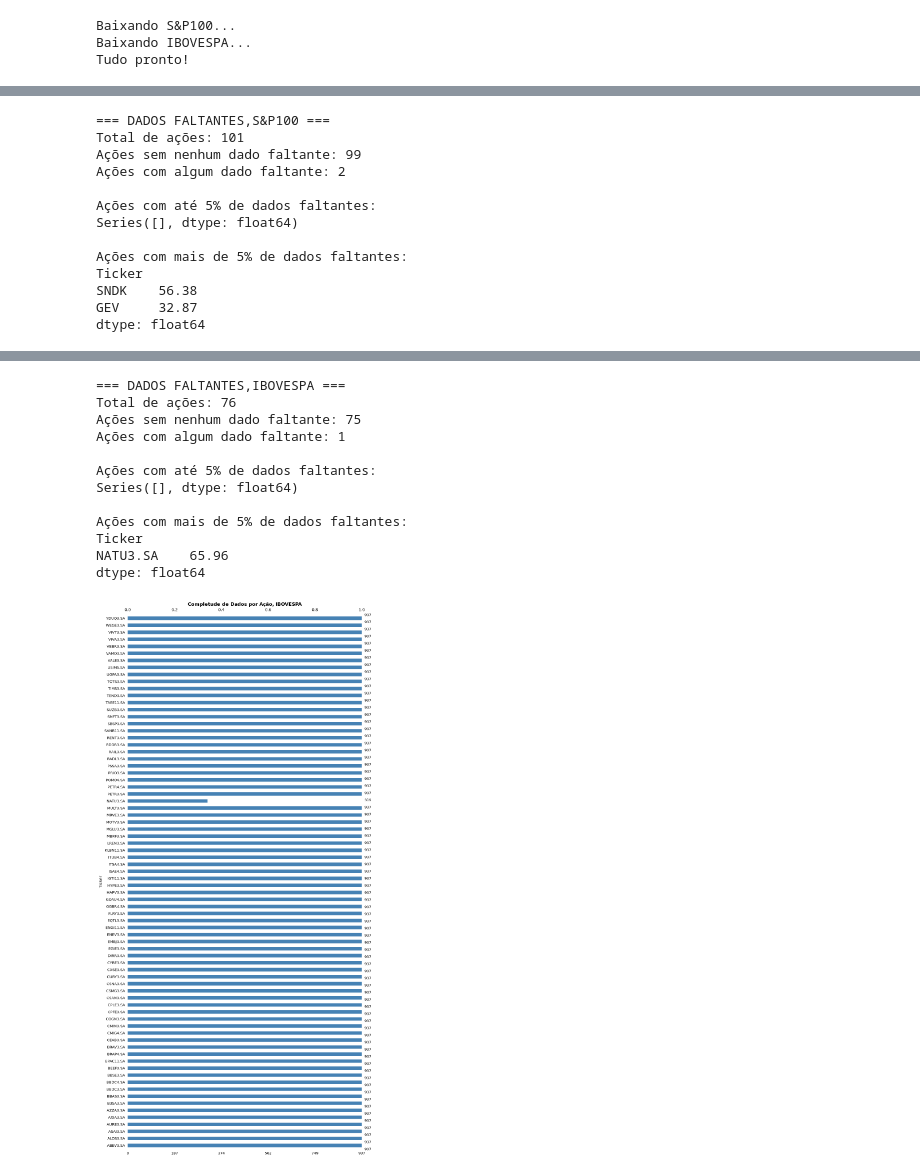
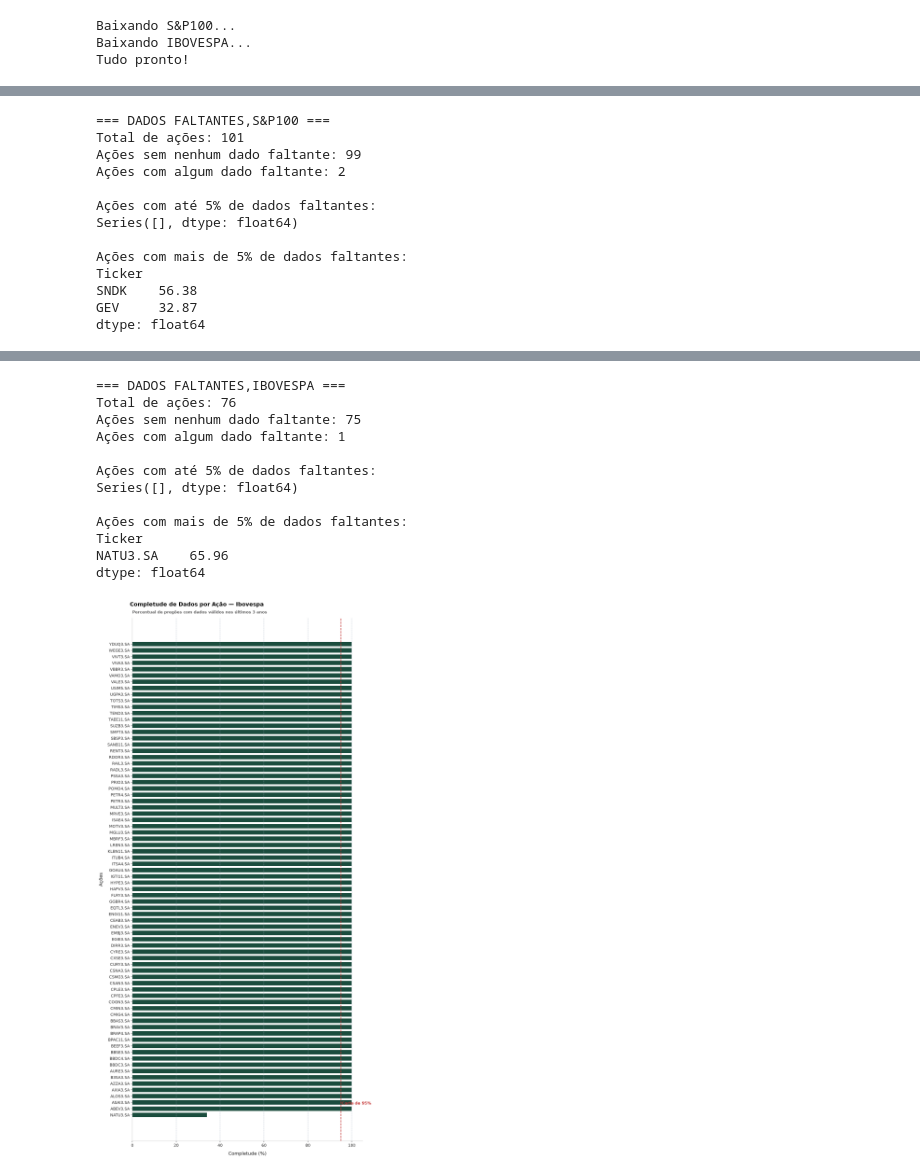
Before and after one commit to LeonardoDias2002/bootcamp_datascience, a Jupyter notebook: entrega_1/Finor_data_cleaning.ipynb, the cells around one changed output, grey strips where cells are left out. Saved outputs shown, nothing was run; the diff lists cells and outputs as text; code cells hidden in the pictures.

```diff
--- a/entrega_1/Finor_data_cleaning.ipynb
+++ b/entrega_1/Finor_data_cleaning.ipynb
@@ -160,11 +185,24 @@ print(f'\nAções com mais de 5% de dados faltantes:')
 print(pct_nulos[pct_nulos > 5].sort_values(ascending=False))
 
 # Visualização,mapa de calor de dados faltantes
-fig, ax = plt.subplots(figsize=(10, 20))
-msno.bar(dados_sp100, ax=ax, color='steelblue', fontsize=9)
-ax.set_title('Completude de Dados por Ação, S&P100', fontweight='bold')
+completude = (dados_sp100.notnull().mean() * 100).sort_values(ascending=True) # Calcula a completude em porcentagem para cada ação
+set_nyt_style()
+fig, ax = plt.subplots(figsize=(10, 20), dpi=150)
+ax.barh(completude.index, completude.values, color=CORES['sp100'], height=0.7) #Plota as barras horizontais
+ax.axvline(x=95, color=CORES['alerta'], linestyle='--', linewidth=1.5, label='Limite de 95%') #Adiciona a linha pontilhada em 95% (Destaque)
+# Configuração de eixos e limites
+ax.set_xlim(0, 105) # Limite até 105% para dar margem visual no topo
+ax.set_xlabel("Completude (%)", fontsize=12, labelpad=10)
+ax.set_ylabel("Ações", fontsize=12, labelpad=10)
+#Definindo o Título e Subtítulo no estilo NYT
+plt.suptitle('Completude de Dados por Ação — S&P 100', x=0.125, y=0.99, fontweight='bold', fontsize=14, ha='left')
+ax.set_title('Percentual de pregões com dados válidos nos últimos 3 anos', fontsize=10, color='#666666', pad=12, loc='left')
+#Inserir um rótulo de texto diretamente na linha de 95% em vez de usar legenda comum
+ax.text(95.5, len(completude)*0.02, 'Corte de 95%', color=CORES['alerta'], fontweight='bold', fontsize=10, va='bottom')
+ax.grid(axis='x', color=CORES['neutro'], linestyle='--', alpha=0.7) #suave apenas no eixo X para facilitar a leitura da porcentagem
+ax.grid(axis='y', visible=False)
 plt.tight_layout()
-plt.savefig('missing_sp100.png', dpi=150)
+plt.savefig('missing_sp100.png', dpi=150, bbox_inches='tight')
 plt.show()
 
 # ══════════════════════════════════════════════════════
@@ -184,11 +222,25 @@ print(f'\nAções com mais de 5% de dados faltantes:')
 print(pct_nulos[pct_nulos > 5].sort_values(ascending=False))
 
 # Visualização,mapa de calor de dados faltantes
-fig, ax = plt.subplots(figsize=(10, 20))
-msno.bar(dados_ibov, ax=ax, color='steelblue', fontsize=9)
-ax.set_title('Completude de Dados por Ação, IBOVESPA', fontweight='bold')
+
+completude = (dados_ibov.notnull().mean() * 100).sort_values(ascending=True) # Calcula a completude em porcentagem para cada ação
+set_nyt_style()
+fig, ax = plt.subplots(figsize=(10, 20), dpi=150)
+ax.barh(completude.index, completude.values, color=CORES['ibov'], height=0.7) #Plota as barras horizontais
+ax.axvline(x=95, color=CORES['alerta'], linestyle='--', linewidth=1.5, label='Limite de 95%') #Adiciona a linha pontilhada em 95% (Destaque)
+# Configuração de eixos e limites
+ax.set_xlim(0, 105) # Limite até 105% para dar margem visual no topo
+ax.set_xlabel("Completude (%)", fontsize=12, labelpad=10)
+ax.set_ylabel("Ações", fontsize=12, labelpad=10)
+#Definindo o Título e Subtítulo no estilo NYT
+plt.suptitle('Completude de Dados por Ação — Ibovespa', x=0.125, y=0.99, fontweight='bold', fontsize=14, ha='left')
+ax.set_title('Percentual de pregões com dados válidos nos últimos 3 anos', fontsize=10, color='#666666', pad=12, loc='left')
+#Inserir um rótulo de texto diretamente na linha de 95% em vez de usar legenda comum
+ax.text(95.5, len(completude)*0.02, 'Corte de 95%', color=CORES['alerta'], fontweight='bold', fontsize=10, va='bottom')
+ax.grid(axis='x', color=CORES['neutro'], linestyle='--', alpha=0.7) #suave apenas no eixo X para facilitar a leitura da porcentagem
+ax.grid(axis='y', visible=False)
 plt.tight_layout()
-plt.savefig('missing_ibov.png', dpi=150)
+plt.savefig('missing_ibov.png', dpi=150, bbox_inches='tight')
 plt.show()
 # %% [output]
 === DADOS FALTANTES,S&P100 ===
@@ -208,16 +260,16 @@ dtype: float64
 === DADOS FALTANTES,IBOVESPA ===
 Total de ações: 76
 Ações sem nenhum dado faltante: 75
 Ações com algum dado faltante: 1
 
 Ações com até 5% de dados faltantes:
 Series([], dtype: float64)
 
 Ações com mais de 5% de dados faltantes:
 Ticker
 NATU3.SA    65.96
 dtype: float64
-[figure, old version]
+[figure, new version]
 # %%
 # ══════════════════════════════════════════════════════
 # TRATAMENTO DE DADOS FALTANTES
```
Also changed, not shown: parts of 19 cells of this notebook.
